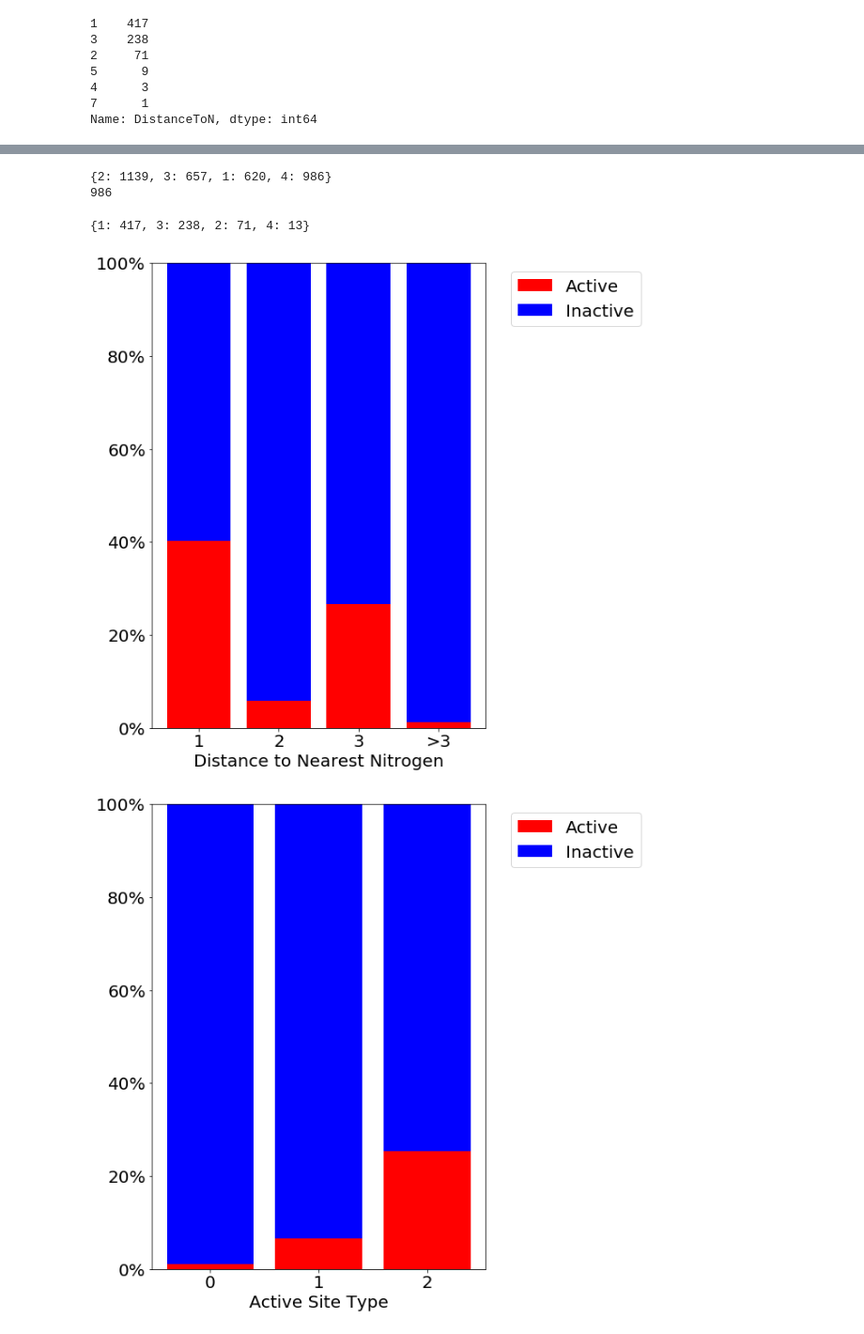
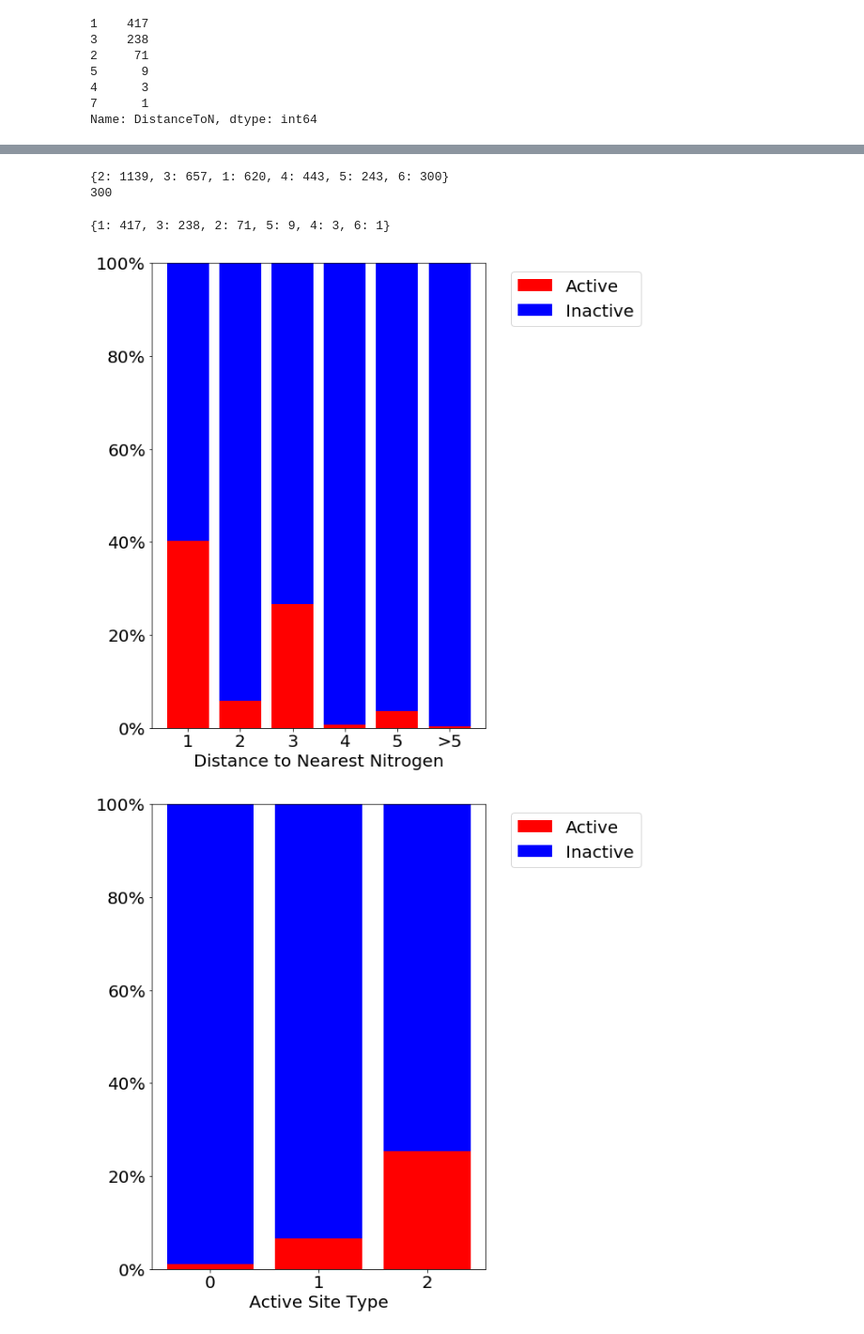
Before and after one commit to ndricke/ngcc_ml, a Jupyter notebook: active_site_analysis.ipynb, the cells around one changed output, grey strips where cells are left out. Shown: that part at 94% size. Drawn from its saved outputs; the diff is of its cells as text; code cells hidden in the pictures.

```diff
--- a/active_site_analysis.ipynb
+++ b/active_site_analysis.ipynb
@@ -37,6 +37,8 @@ from sklearn.gaussian_process import GaussianProcessClassifier
 # Data Analysis
 from sklearn.model_selection import cross_val_score
 from sklearn.metrics import confusion_matrix
+
+plt.rcParams.update({'font.size': 20})
 # %%
 from ngcc_ml import data_tools
 # %%
@@ -88,19 +110,19 @@ Name: DistanceToN, dtype: int64
 # %%
-dtn_inact = dict(df_inactive[df_inactive["DistanceToN"] <= 3]["DistanceToN"].value_counts())
-gt3_inact = df_inactive[df_inactive["DistanceToN"] > 3]["DistanceToN"].value_counts().sum()
-dtn_inact[4] = gt3_inact
+dtn_inact = dict(df_inactive[df_inactive["DistanceToN"] <= 5]["DistanceToN"].value_counts())
+gt5_inact = df_inactive[df_inactive["DistanceToN"] > 5]["DistanceToN"].value_counts().sum()
+dtn_inact[6] = gt5_inact
 print(dtn_inact)
-print(gt3_inact)
+print(gt5_inact)
 # %% [output]
-{2: 1139, 3: 657, 1: 620, 4: 986}
-986
+{2: 1139, 3: 657, 1: 620, 4: 443, 5: 243, 6: 300}
+300
 # %%
-dtn_act = dict(df_active[df_active["DistanceToN"] <= 3]["DistanceToN"].value_counts())
-gt3_act = df_active[df_active["DistanceToN"] > 3]["DistanceToN"].value_counts().sum()
-dtn_act[4] = gt3_act
+dtn_act = dict(df_active[df_active["DistanceToN"] <= 5]["DistanceToN"].value_counts())
+gt5_act = df_active[df_active["DistanceToN"] > 5]["DistanceToN"].value_counts().sum()
+dtn_act[6] = gt5_act
 print(dtn_act)
 # %% [output]
-{1: 417, 3: 238, 2: 71, 4: 13}
+{1: 417, 3: 238, 2: 71, 5: 9, 4: 3, 6: 1}
 # %%
 def bar_grid(d_active, d_inactive, figname, xtick_input_labels=None, xlabel=""):
     rep = {}
@@ -126,9 +148,9 @@ def bar_grid(d_active, d_inactive, figname, xtick_input_labels=None, xlabel=""):
     plt.xlabel(xlabel)
     plt.savefig(figname, bbox_inches="tight")
 # %%
-bar_grid(dtn_act, dtn_inact, "DistanceToN_stackbar.png", xtick_input_labels=["1","2","3",">3"], xlabel="Distance to Nearest Nitrogen")
+bar_grid(dtn_act, dtn_inact, "DistanceToN_stackbar.png", xtick_input_labels=["1","2","3","4","5",">5"], xlabel="Distance to Nearest Nitrogen")
 # %% [output]
-[figure, old version]
+[figure, new version]
 # %%
 bar_grid(RingEdge_active, RingEdge_inactive, "RingEdge_stackbar.png", xlabel="Active Site Type")
 # %% [output]
```
Also changed, not shown: parts of 1 cell of this notebook, 15 other files.
